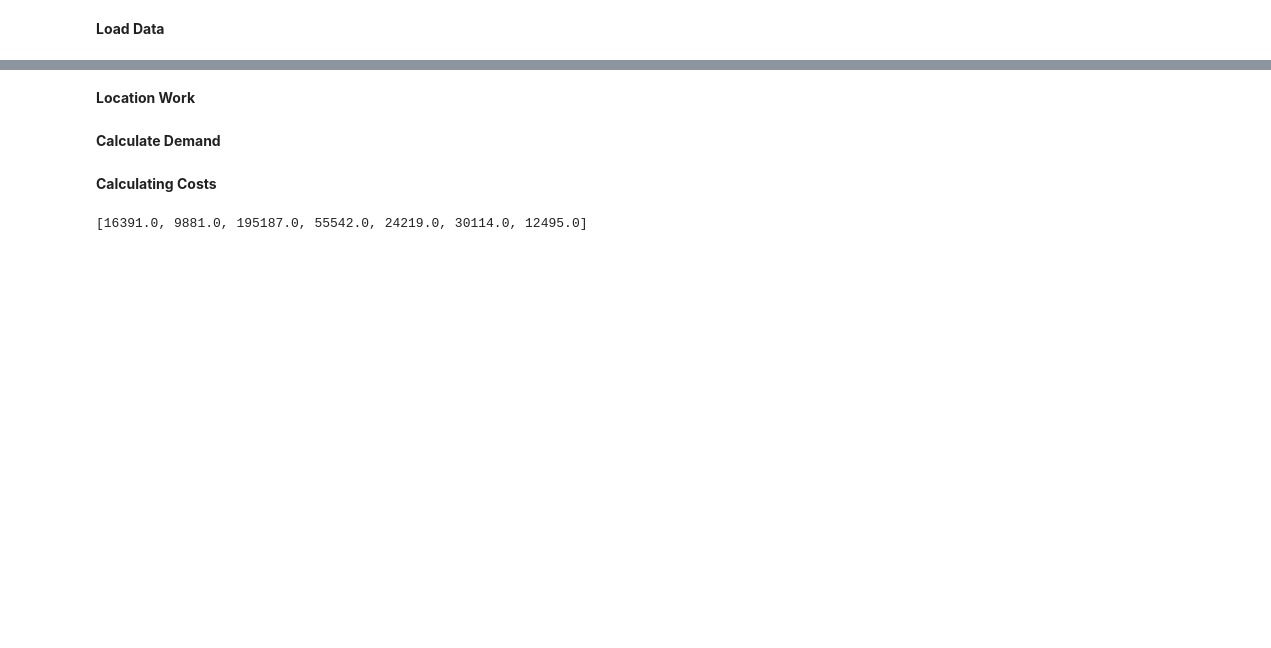
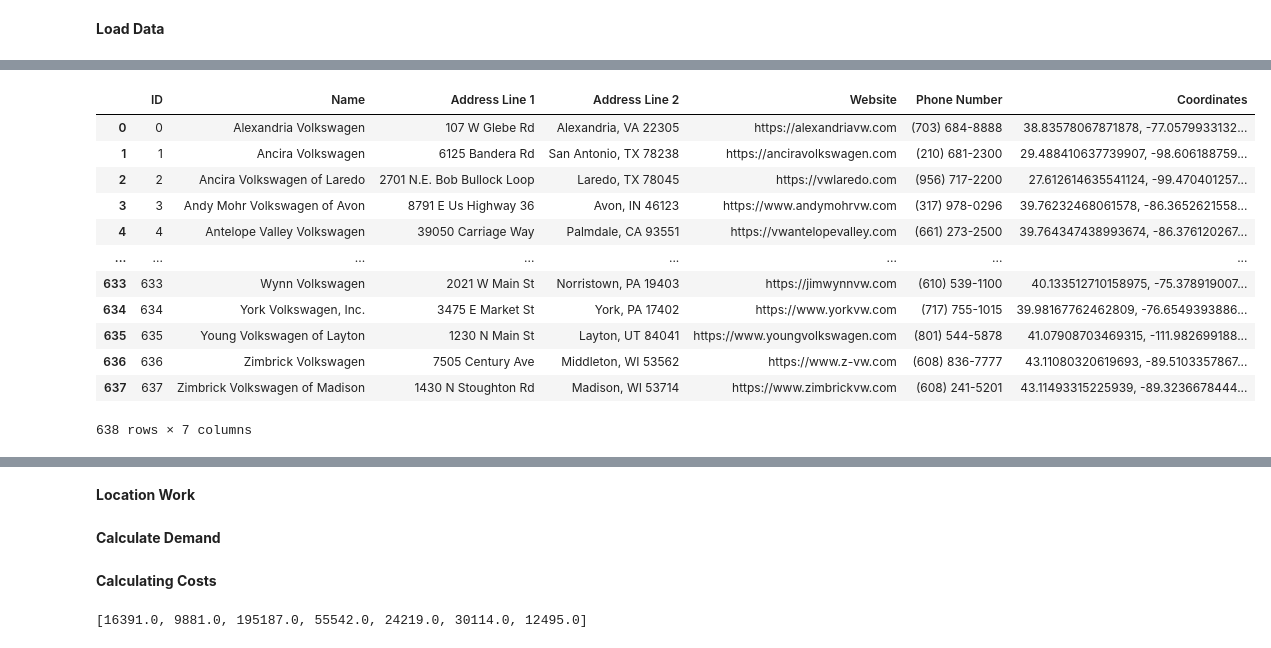
Before and after one commit to PurpleZenith/vw-scm, a Jupyter notebook: main.ipynb, the cells around one changed output, grey strips where cells are left out. Drawn from its saved outputs; the diff is of its cells as text; code cells hidden in the pictures; blank space fills up the shorter version.

```diff
--- a/main.ipynb
+++ b/main.ipynb
@@ -103,0 +129,16 @@ dealers = load_dealers()
+# %%
+load_dealers()
+# %% [output]
+|  | ID | Name | Address Line 1 | Address Line 2 | Website | Phone Number | Coordinates |
+| 0 | 0 | Alexandria Volkswagen | 107 W Glebe Rd | Alexandria, VA 22305 | https://alexandriavw.com | (703) 684-8888 | 38.83578067871878, -77.0579933132... |
+| 1 | 1 | Ancira Volkswagen | 6125 Bandera Rd | San Antonio, TX 78238 | https://anciravolkswagen.com | (210) 681-2300 | 29.488410637739907, -98.606188759... |
+| 2 | 2 | Ancira Volkswagen of Laredo | 2701 N.E. Bob Bullock Loop | Laredo, TX 78045 | https://vwlaredo.com | (956) 717-2200 | 27.612614635541124, -99.470401257... |
+| 3 | 3 | Andy Mohr Volkswagen of Avon | 8791 E Us Highway 36 | Avon, IN 46123 | https://www.andymohrvw.com | (317) 978-0296 | 39.76232468061578, -86.3652621558... |
+| 4 | 4 | Antelope Valley Volkswagen | 39050 Carriage Way | Palmdale, CA 93551 | https://vwantelopevalley.com | (661) 273-2500 | 39.764347438993674, -86.376120267... |
+| ... | ... | ... | ... | ... | ... | ... | ... |
+| 633 | 633 | Wynn Volkswagen | 2021 W Main St | Norristown, PA 19403 | https://jimwynnvw.com | (610) 539-1100 | 40.133512710158975, -75.378919007... |
+| 634 | 634 | York Volkswagen, Inc. | 3475 E Market St | York, PA 17402 | https://www.yorkvw.com | (717) 755-1015 | 39.98167762462809, -76.6549393886... |
+| 635 | 635 | Young Volkswagen of Layton | 1230 N Main St | Layton, UT 84041 | https://www.youngvolkswagen.com | (801) 544-5878 | 41.07908703469315, -111.982699188... |
+| 636 | 636 | Zimbrick Volkswagen | 7505 Century Ave | Middleton, WI 53562 | https://www.z-vw.com | (608) 836-7777 | 43.11080320619693, -89.5103357867... |
+| 637 | 637 | Zimbrick Volkswagen of Madison | 1430 N Stoughton Rd | Madison, WI 53714 | https://www.zimbrickvw.com | (608) 241-5201 | 43.11493315225939, -89.3236678444... |
+638 rows × 7 columns
```
Also changed, not shown: parts of 12 cells of this notebook.
